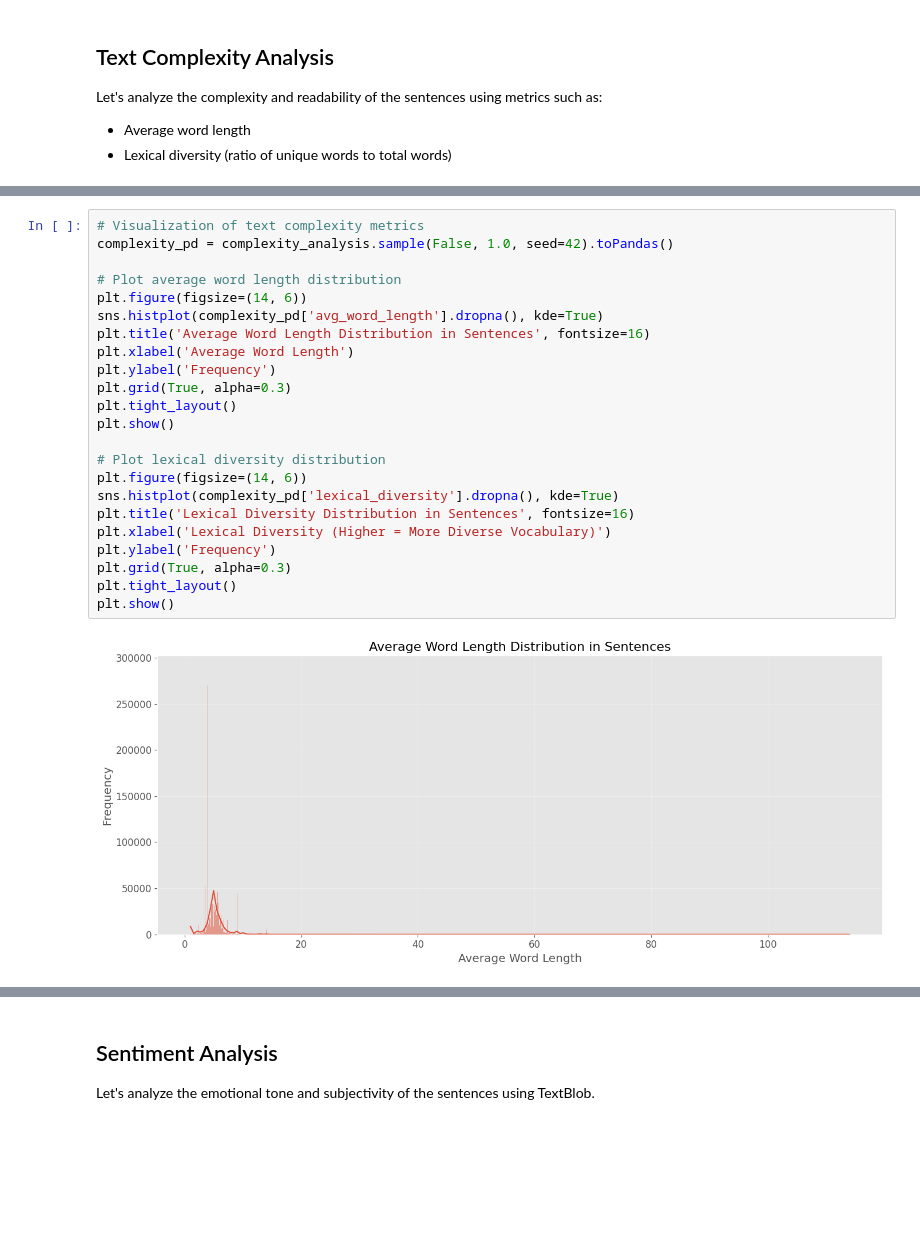
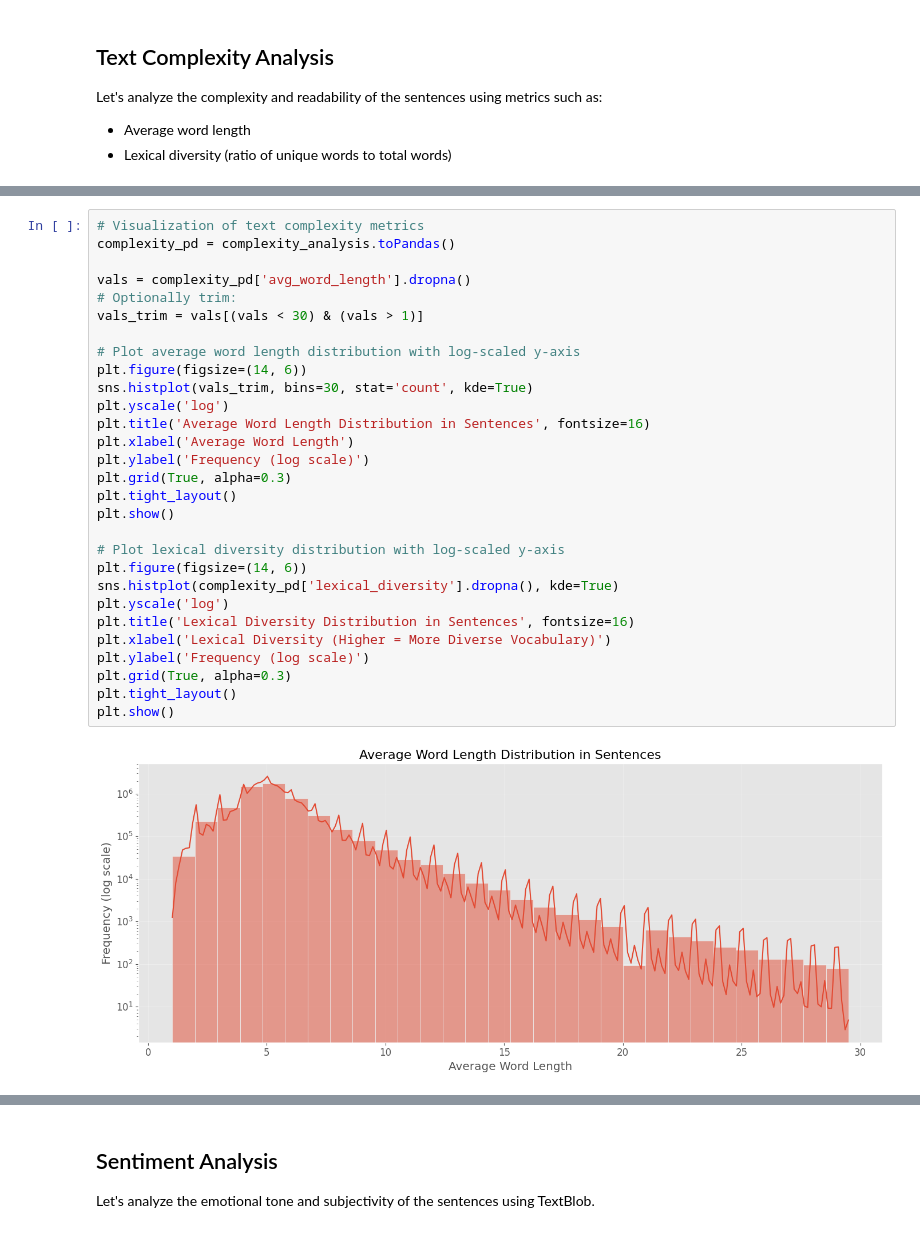
Before and after one commit to danniesim/wc_simd, a Jupyter notebook: notebooks/alto_text_analysis.ipynb, the cells around one changed output, grey strips where cells are left out. Saved outputs shown, nothing was run; the diff lists cells and outputs as text; blank space fills up the shorter version.

```diff
--- a/notebooks/alto_text_analysis.ipynb
+++ b/notebooks/alto_text_analysis.ipynb
@@ -437,25 +379,31 @@ complexity_analysis.summary().show()
 # %%
 # Visualization of text complexity metrics
-complexity_pd = complexity_analysis.sample(False, 1.0, seed=42).toPandas()
+complexity_pd = complexity_analysis.toPandas()
 
-# Plot average word length distribution
+vals = complexity_pd['avg_word_length'].dropna()
+# Optionally trim:
+vals_trim = vals[(vals < 30) & (vals > 1)]
+
+# Plot average word length distribution with log-scaled y-axis
 plt.figure(figsize=(14, 6))
-sns.histplot(complexity_pd['avg_word_length'].dropna(), kde=True)
+sns.histplot(vals_trim, bins=30, stat='count', kde=True)
+plt.yscale('log')
 plt.title('Average Word Length Distribution in Sentences', fontsize=16)
 plt.xlabel('Average Word Length')
-plt.ylabel('Frequency')
+plt.ylabel('Frequency (log scale)')
 plt.grid(True, alpha=0.3)
 plt.tight_layout()
 plt.show()
 
-# Plot lexical diversity distribution
+# Plot lexical diversity distribution with log-scaled y-axis
 plt.figure(figsize=(14, 6))
 sns.histplot(complexity_pd['lexical_diversity'].dropna(), kde=True)
+plt.yscale('log')
 plt.title('Lexical Diversity Distribution in Sentences', fontsize=16)
 plt.xlabel('Lexical Diversity (Higher = More Diverse Vocabulary)')
-plt.ylabel('Frequency')
+plt.ylabel('Frequency (log scale)')
 plt.grid(True, alpha=0.3)
 plt.tight_layout()
 plt.show()
 # %% [output]
-[figure, old version]
+[figure, new version]
```
Also changed, not shown: parts of 11 cells of this notebook, 4 other files.
